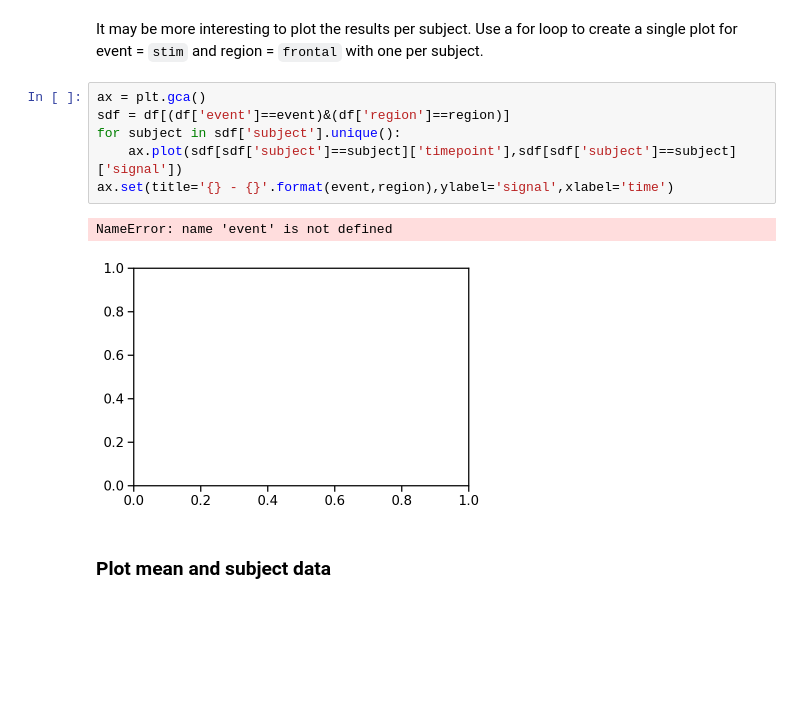
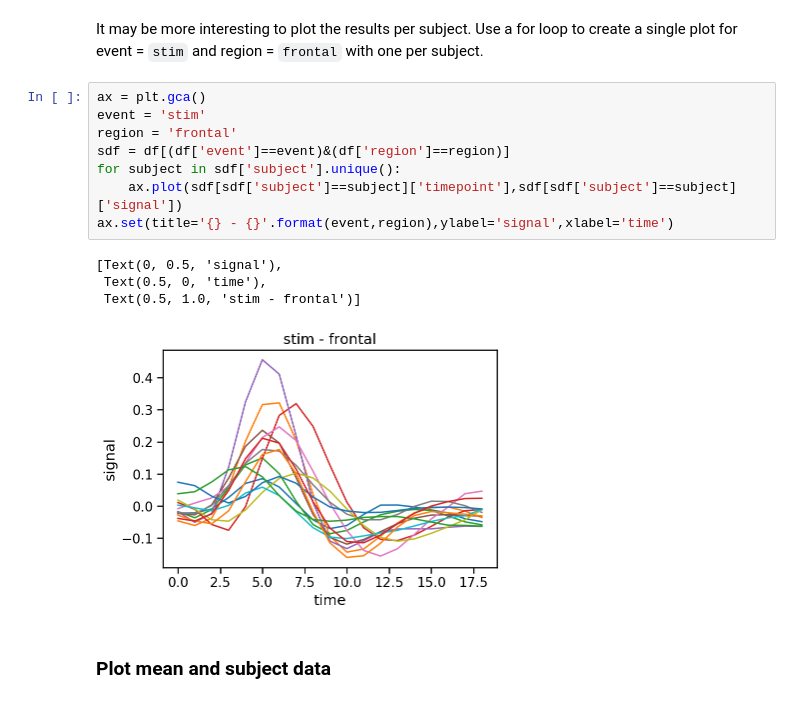
Before and after one commit to lacdr-tox/basic-programming-in-drug-discovery, a Jupyter notebook: python/exercises/4.2 Advanced plotting - subplots.ipynb, the cells around one changed output. Cells and saved outputs as stored; diff of their text form; blank space fills up the shorter version.

```diff
--- a/python/exercises/4.2 Advanced plotting - subplots.ipynb
+++ b/python/exercises/4.2 Advanced plotting - subplots.ipynb
@@ -194,13 +194,17 @@ As you see there are two events: `cue` and `stim`; and two regions: `frontal` an
 It may be more interesting to plot the results per subject. Use a for loop to create a single plot for event = `stim` and region = `frontal` with one per subject.
 # %%
 ax = plt.gca()
+event = 'stim'
+region = 'frontal'
 sdf = df[(df['event']==event)&(df['region']==region)]
 for subject in sdf['subject'].unique():
     ax.plot(sdf[sdf['subject']==subject]['timepoint'],sdf[sdf['subject']==subject]['signal'])
 ax.set(title='{} - {}'.format(event,region),ylabel='signal',xlabel='time')
 # %% [output]
-NameError: name 'event' is not defined
+[Text(0, 0.5, 'signal'),
+ Text(0.5, 0, 'time'),
+ Text(0.5, 1.0, 'stim - frontal')]
-[figure, old version]
+[figure, new version]
 # %% [markdown]
 ### Plot mean and subject data
 # %% [markdown]
```
Also changed, not shown: parts of 6 cells of this notebook.
